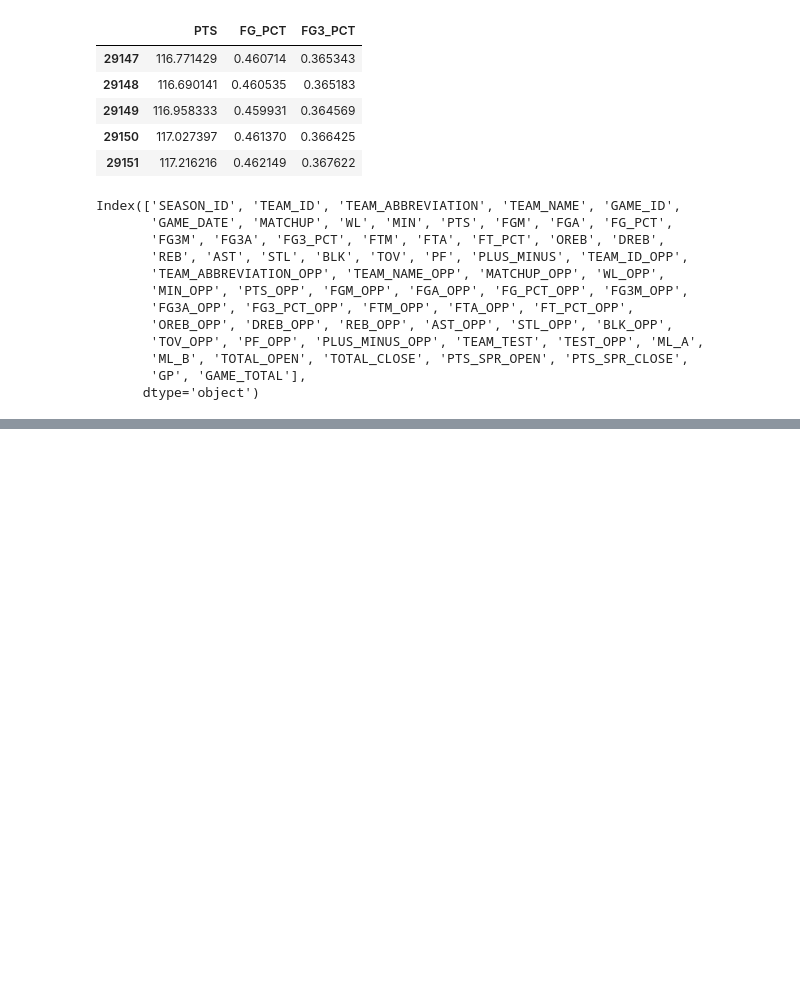
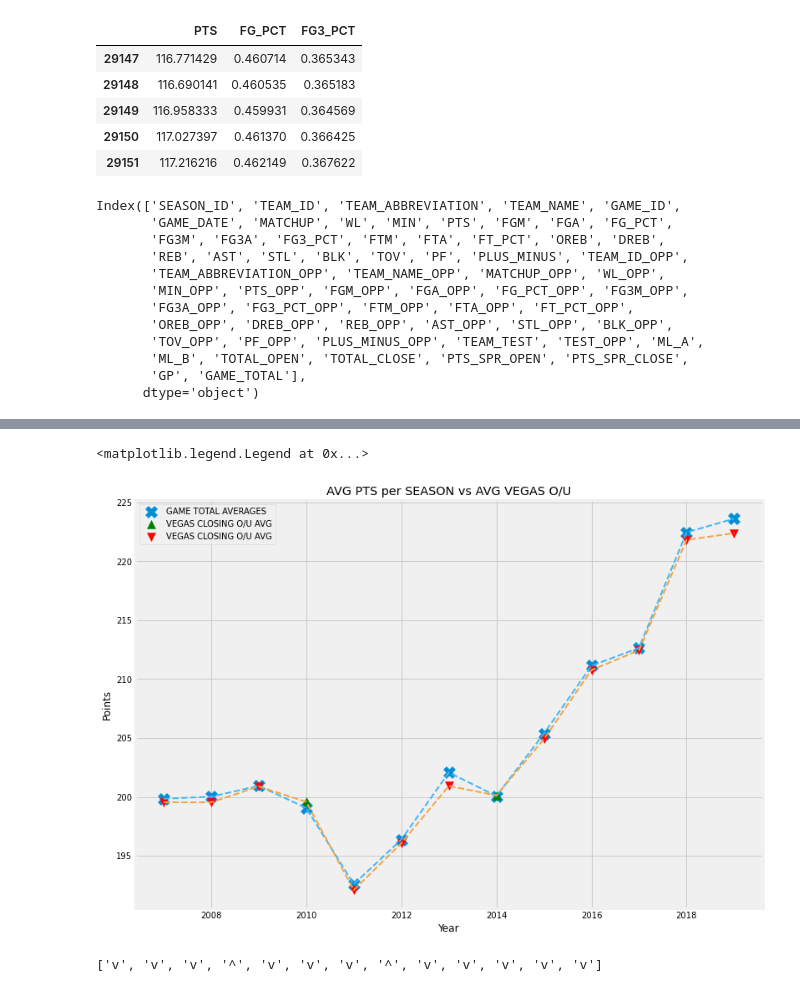
Before and after one commit to justin-wallander/BeatingVegas, a Jupyter notebook: eda.ipynb, the cells around one changed output, grey strips where cells are left out. Drawn from its saved outputs; the diff is of its cells as text; code cells hidden in the pictures; blank space fills up the shorter version.

```diff
--- a/eda.ipynb
+++ b/eda.ipynb
@@ -42,2 +53,32 @@ sns.heatmap(season[cols].corr())
 # %%
 #sns.pairplot(season[cols])
+# %%
+pts_avg = season.groupby('SEASON_ID')['GAME_TOTAL'].mean().values
+total_avg = season.groupby('SEASON_ID')['TOTAL_CLOSE'].mean().values
+pts_max= season.groupby('SEASON_ID')['GAME_TOTAL'].max().values
+pts_min= season.groupby('SEASON_ID')['GAME_TOTAL'].min().values
+seasons = [2007, 2008, 2009, 2010, 2011, 2012, 2013, 2014, 2015,
+       2016, 2017, 2018, 2019]
+seasons_less = [2007, 2008, 2009, 2011, 2012, 2013, 2015,
+       2016, 2017, 2018, 2019]
+seasons_more = [2010, 2014]
+# %%
+fig, ax = plt.subplots(figsize=(12,9))
+ax.scatter(seasons,pts_avg, label='GAME TOTAL AVERAGES', marker='X', s=200)
+ax.scatter(seasons_more,total_avg[total_avg > pts_avg], label = 'VEGAS CLOSING O/U AVG', marker= '^', s = 100, c = 'g')
+ax.scatter(seasons_less,total_avg[total_avg < pts_avg], label = 'VEGAS CLOSING O/U AVG', marker= 'v', s=100, c = 'r')
+# ax.scatter(seasons, pts_max, marker= '_', c='#f5d442')
+# ax.scatter(seasons, pts_min, marker= '_', c='#f5d442')
+ax.plot(seasons, pts_avg, ls = '--', lw = 2, c= '#42b6f5')
+ax.plot(seasons, total_avg, ls = '--', lw = 2, c= '#f5a442')
+ax.set_xlabel('Year')
+ax.set_ylabel('Points')
+ax.set_title('AVG PTS per SEASON vs AVG VEGAS O/U')
+ax.legend()
+# %% [output]
+<matplotlib.legend.Legend at 0x...>
+[figure, added]
+# %%
+['v' if x< pts_avg[idx] else '^' for idx, x in enumerate(total_avg)]
+# %% [output]
+['v', 'v', 'v', '^', 'v', 'v', 'v', '^', 'v', 'v', 'v', 'v', 'v']
```
Also changed, not shown: parts of 10 cells of this notebook, 2 other files.
